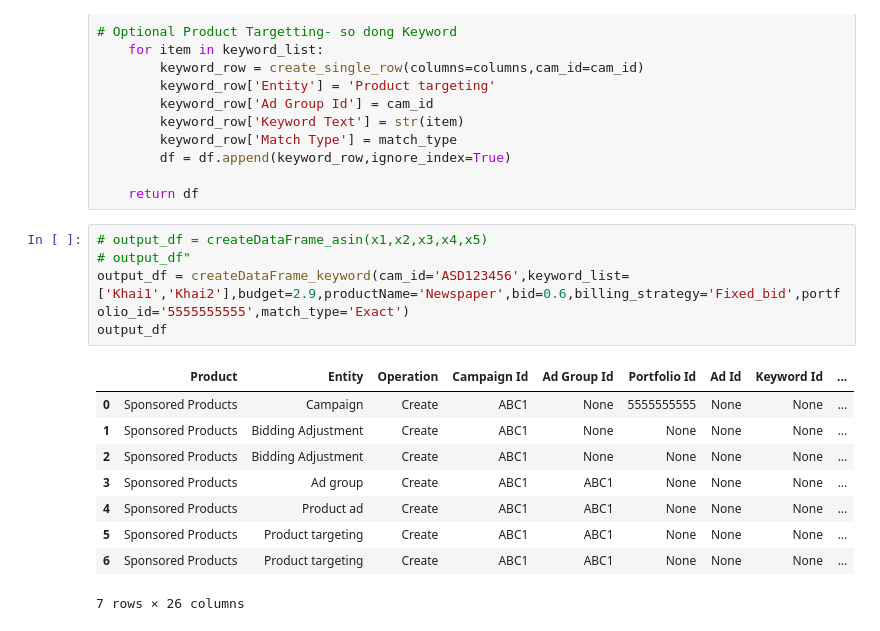
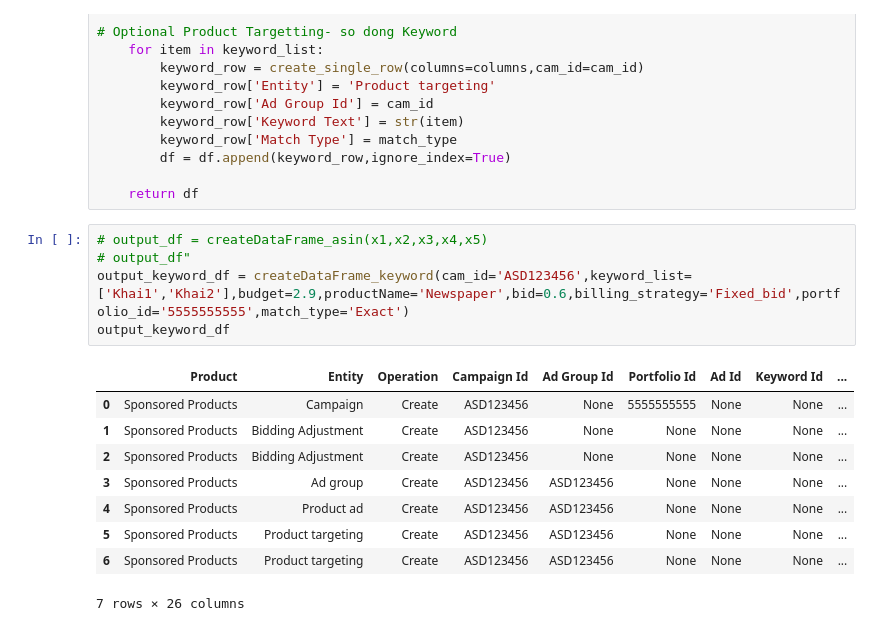
Before and after one commit to KDool/Ads-aws-excel, a Jupyter notebook: Code/setup.ipynb, the cells around one changed output. Saved outputs shown, nothing was run; the diff lists cells and outputs as text.

```diff
--- a/Code/setup.ipynb
+++ b/Code/setup.ipynb
@@ -154,15 +156,15 @@ def createDataFrame_keyword(cam_id,keyword_list:list,budget,productName,bid,bill
 # %%
 # output_df = createDataFrame_asin(x1,x2,x3,x4,x5)
 # output_df"
-output_df = createDataFrame_keyword(cam_id='ASD123456',keyword_list=['Khai1','Khai2'],budget=2.9,productName='Newspaper',bid=0.6,billing_strategy='Fixed_bid',portfolio_id='5555555555',match_type='Exact')
-output_df
+output_keyword_df = createDataFrame_keyword(cam_id='ASD123456',keyword_list=['Khai1','Khai2'],budget=2.9,productName='Newspaper',bid=0.6,billing_strategy='Fixed_bid',portfolio_id='5555555555',match_type='Exact')
+output_keyword_df
 # %% [output]
 |  | Product | Entity | Operation | Campaign Id | Ad Group Id | Portfolio Id | Ad Id | Keyword Id | ... |
-| 0 | Sponsored Products | Campaign | Create | ABC1 | None | 5555555555 | None | None | ... |
-| 1 | Sponsored Products | Bidding Adjustment | Create | ABC1 | None | None | None | None | ... |
-| 2 | Sponsored Products | Bidding Adjustment | Create | ABC1 | None | None | None | None | ... |
-| 3 | Sponsored Products | Ad group | Create | ABC1 | ABC1 | None | None | None | ... |
-| 4 | Sponsored Products | Product ad | Create | ABC1 | ABC1 | None | None | None | ... |
-| 5 | Sponsored Products | Product targeting | Create | ABC1 | ABC1 | None | None | None | ... |
-| 6 | Sponsored Products | Product targeting | Create | ABC1 | ABC1 | None | None | None | ... |
+| 0 | Sponsored Products | Campaign | Create | ASD123456 | None | 5555555555 | None | None | ... |
+| 1 | Sponsored Products | Bidding Adjustment | Create | ASD123456 | None | None | None | None | ... |
+| 2 | Sponsored Products | Bidding Adjustment | Create | ASD123456 | None | None | None | None | ... |
+| 3 | Sponsored Products | Ad group | Create | ASD123456 | ASD123456 | None | None | None | ... |
+| 4 | Sponsored Products | Product ad | Create | ASD123456 | ASD123456 | None | None | None | ... |
+| 5 | Sponsored Products | Product targeting | Create | ASD123456 | ASD123456 | None | None | None | ... |
+| 6 | Sponsored Products | Product targeting | Create | ASD123456 | ASD123456 | None | None | None | ... |
 7 rows × 26 columns
```
Also changed, not shown: parts of 6 cells of this notebook, 2 other files.
